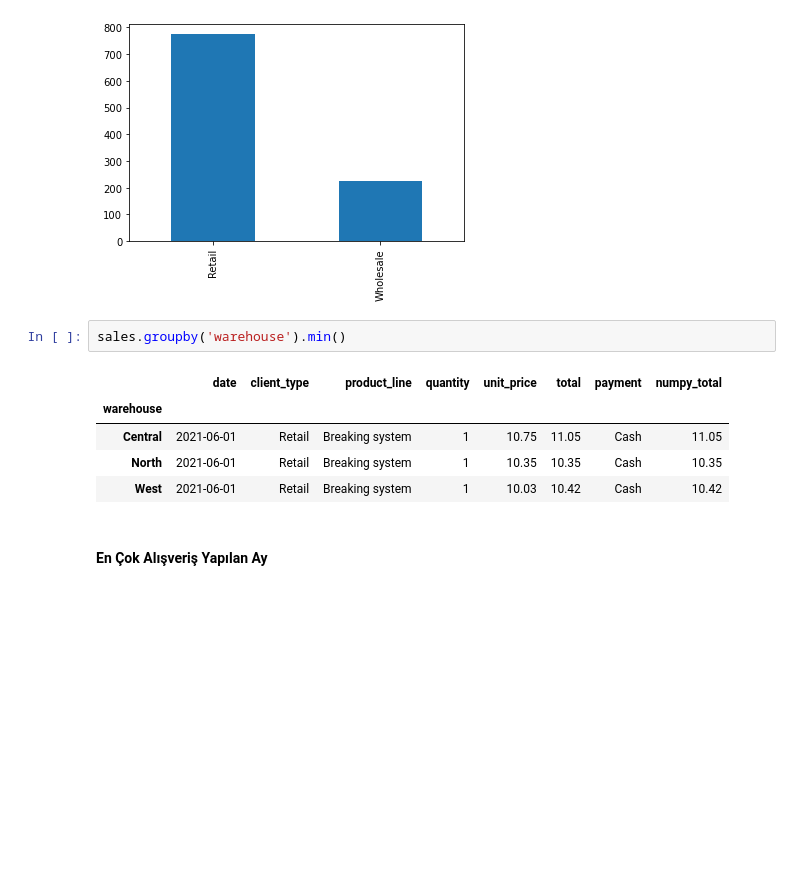
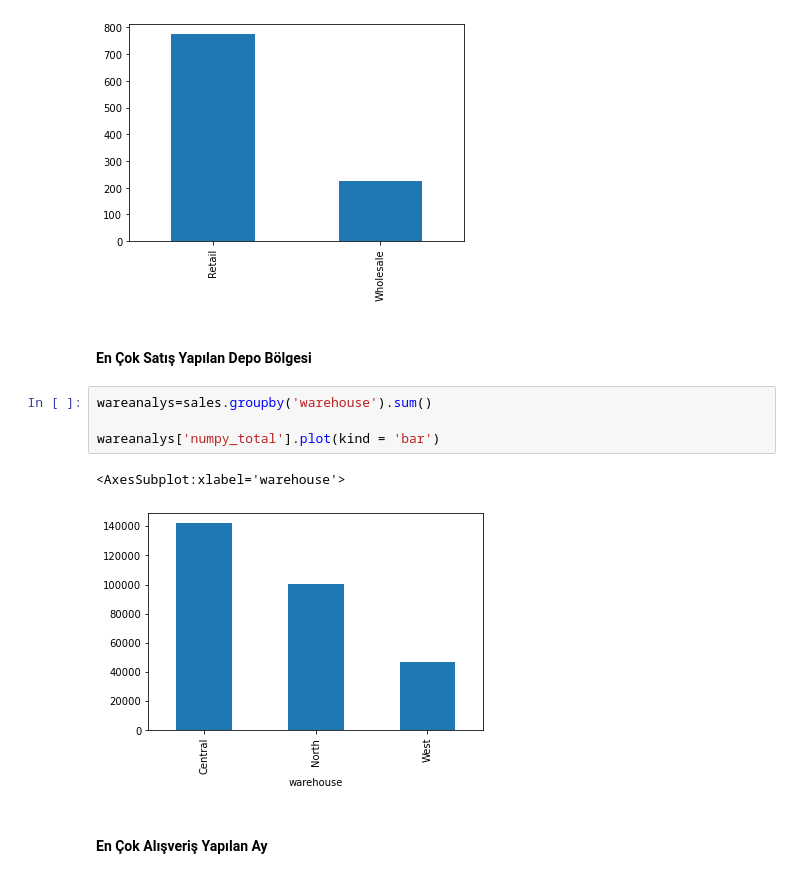
Before and after one commit to spacegondar/Sales-Analys-, a Jupyter notebook: notebook/sales.ipynb, the cells around one changed output. Drawn from its saved outputs; the diff is of its cells as text; blank space fills up the shorter version.

```diff
--- a/notebook/sales.ipynb
+++ b/notebook/sales.ipynb
@@ -135,14 +143,15 @@ sales['client_type'].value_counts().plot(kind = 'bar')
 # %% [output]
 <AxesSubplot:>
 [figure]
+# %% [markdown]
+#### En Çok Satış Yapılan Depo Bölgesi
 # %%
-sales.groupby('warehouse').min()
+wareanalys=sales.groupby('warehouse').sum()
+
+wareanalys['numpy_total'].plot(kind = 'bar')
 # %% [output]
-|  | date | client_type | product_line | quantity | unit_price | total | payment | numpy_total |
-| warehouse |  |  |  |  |  |  |  |  |
-| Central | 2021-06-01 | Retail | Breaking system | 1 | 10.75 | 11.05 | Cash | 11.05 |
-| North | 2021-06-01 | Retail | Breaking system | 1 | 10.35 | 10.35 | Cash | 10.35 |
-| West | 2021-06-01 | Retail | Breaking system | 1 | 10.03 | 10.42 | Cash | 10.42 |
+<AxesSubplot:xlabel='warehouse'>
+[figure, added]
 # %% [markdown]
 #### En Çok Alışveriş Yapılan Ay
 # %%
```
Also changed, not shown: parts of 4 cells of this notebook.
